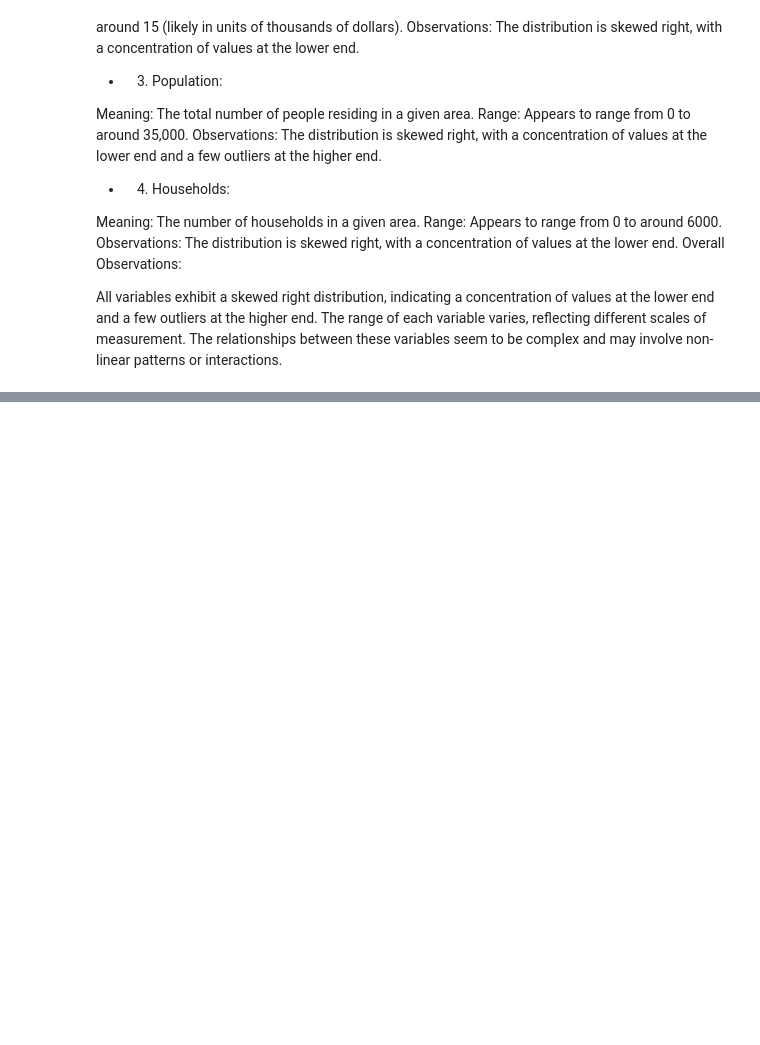
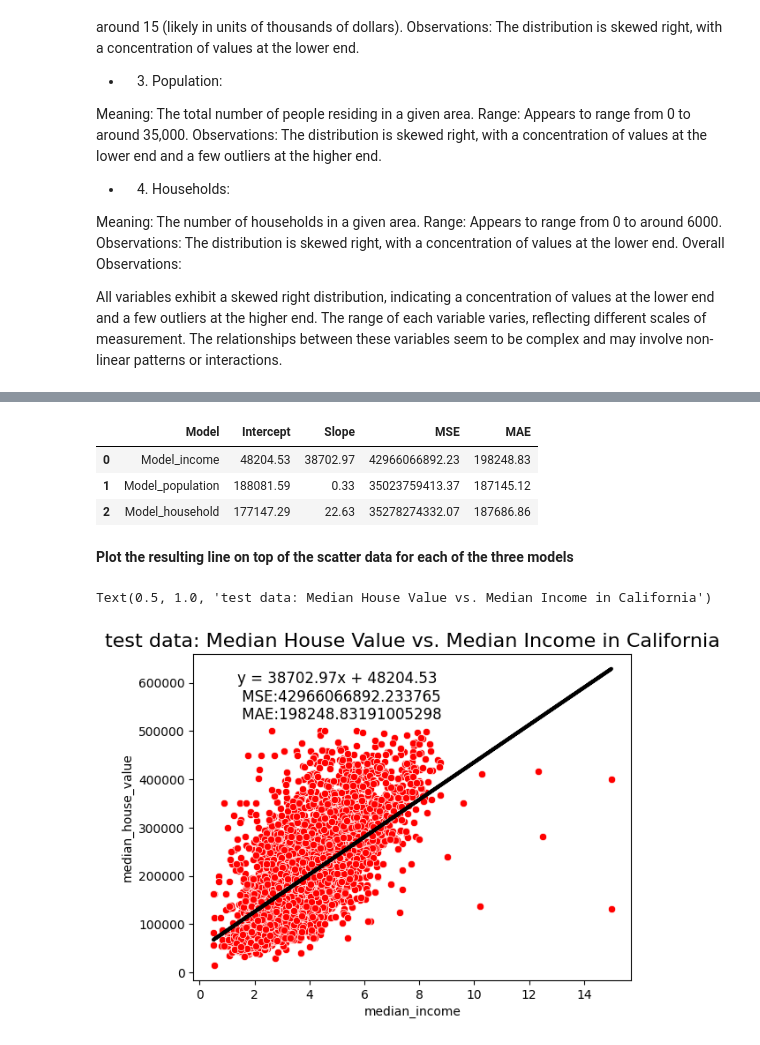
Before and after one commit to Jianting-Selina/CSCN8010_practical_lab, a Jupyter notebook: linearregression.ipynb, the cells around one changed output, grey strips where cells are left out. Drawn from its saved outputs; the diff is of its cells as text; code cells hidden in the pictures; blank space fills up the shorter version.

```diff
--- a/linearregression.ipynb
+++ b/linearregression.ipynb
@@ -115,0 +172,4 @@ The relationships between these variables seem to be complex and may involve non
+# %%
+model_income = linear_model.LinearRegression()
+model_population = linear_model.LinearRegression()
+model_households = linear_model.LinearRegression()
@@ -115,0 +191,61 @@ The relationships between these variables seem to be complex and may involve non
+# %%
+import pandas as pd
+
+#intercept
+intercept_income = model_income.intercept_[0]
+intercept_population = model_population.intercept_[0]
+intercept_households = model_households.intercept_[0]
+#slope
+slope_income = model_income.coef_[0][0]
+slope_population = model_population.coef_[0][0]
+slope_households = model_households.coef_[0][0]
+
+#predict
+
+# Handle missing values (if necessary)
+test = test.dropna()  # Remove rows with missing values
+
+predict_income = model_income.predict(test[["median_income"]])
+predict_population = model_population.predict(test[["population"]])
+predict_household = model_households.predict(test[["households"]])
+#MSE
+mse_income = mean_squared_error(test[["median_income"]],predict_income)
+mse_population = mean_squared_error(test[["population"]],predict_population)
+mse_household = mean_squared_error(test[["households"]],predict_household)
+#MAE
+mae_income = mean_absolute_error(test[["median_income"]],predict_income)
+mae_population = mean_absolute_error(test[["population"]],predict_population)
+mae_household = mean_absolute_error(test[["households"]],predict_household)
+
+# list
+models = ['Model_income', 'Model_population', 'Model_household']
+intercepts = [intercept_income, intercept_population, intercept_households]
+slopes = [slope_income, slope_population, slope_households]
+mses = [mse_income, mse_population, mse_household]
+maes = [mae_income, mae_population, mae_household]
+
+# create DataFrame
+df = pd.DataFrame({'Model': models,
+                   'Intercept': intercepts,
+                   'Slope': slopes,
+                   'MSE': mses,
+                   'MAE': maes})
+pd.set_option('display.float_format', '{:.2f}'.format)
+#  DataFrame
+df
+# %% [output]
+|  | Model | Intercept | Slope | MSE | MAE |
+| 0 | Model_income | 48204.53 | 38702.97 | 42966066892.23 | 198248.83 |
+| 1 | Model_population | 188081.59 | 0.33 | 35023759413.37 | 187145.12 |
+| 2 | Model_household | 177147.29 | 22.63 | 35278274332.07 | 187686.86 |
+# %% [markdown]
+**Plot the resulting line on top of the scatter data for each of the three models**
+# %%
+# plot the regression line against the test data
+sns.scatterplot(x="median_income", y="median_house_value", data=test, color="red")
+plt.plot(test[["median_income"]], model_income.predict(test[["median_income"]]), color="black", linewidth=3)
+plt.text(0.1, 0.95, f"y = {slope_income:.2f}x + {intercept_income:.2f} \n MSE:{mse_income} \n MAE:{mae_income}", transform=plt.gca().transAxes, fontsize=12, verticalalignment='top')
+plt.title("test data: Median House Value vs. Median Income in California", fontsize=16)
+# %% [output]
+Text(0.5, 1.0, 'test data: Median House Value vs. Median Income in California')
+[figure, added]
```
Also changed, not shown: parts of 18 cells of this notebook, 1 other file.
